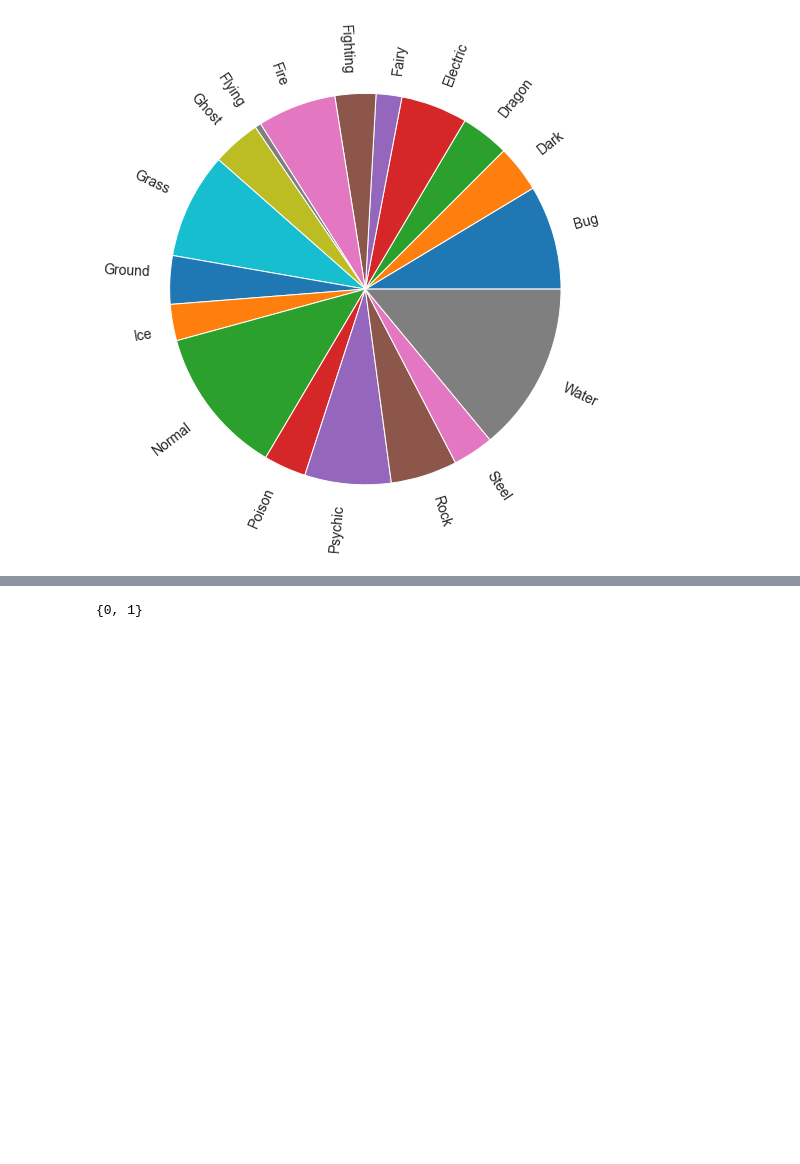
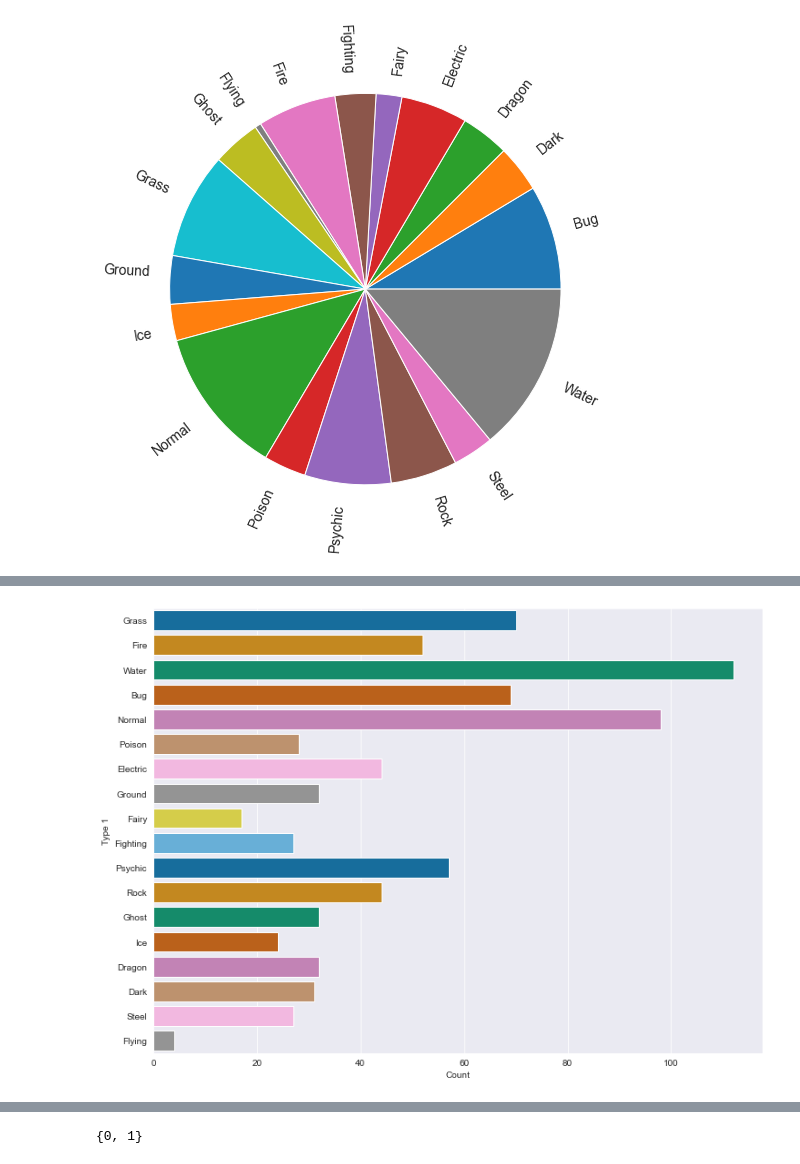
Before and after one commit to Tatiana-kik/BI_ML_2021, a Jupyter notebook: lesson_2_linmodels_GD/homework/Linear_models.ipynb, the cells around one changed output, grey strips where cells are left out. Drawn from its saved outputs; the diff is of its cells as text; code cells hidden in the pictures; blank space fills up the shorter version.

```diff
--- a/lesson_2_linmodels_GD/homework/Linear_models.ipynb
+++ b/lesson_2_linmodels_GD/homework/Linear_models.ipynb
@@ -835,0 +855,10 @@ Water     112
+# %%
+# Look at distribution of 'Type 1'
+sns.set_style('darkgrid')
+sns.countplot(y='Type 1', data=pokemon, palette='colorblind')
+plt.xlabel('Count')
+plt.ylabel('Type 1')
+plt.show()
+# We can see that Water and Normal are prevalent and Flying class is the smallest
+# %% [output]
+[figure, added]
```
Also changed, not shown: parts of 71 cells of this notebook.
